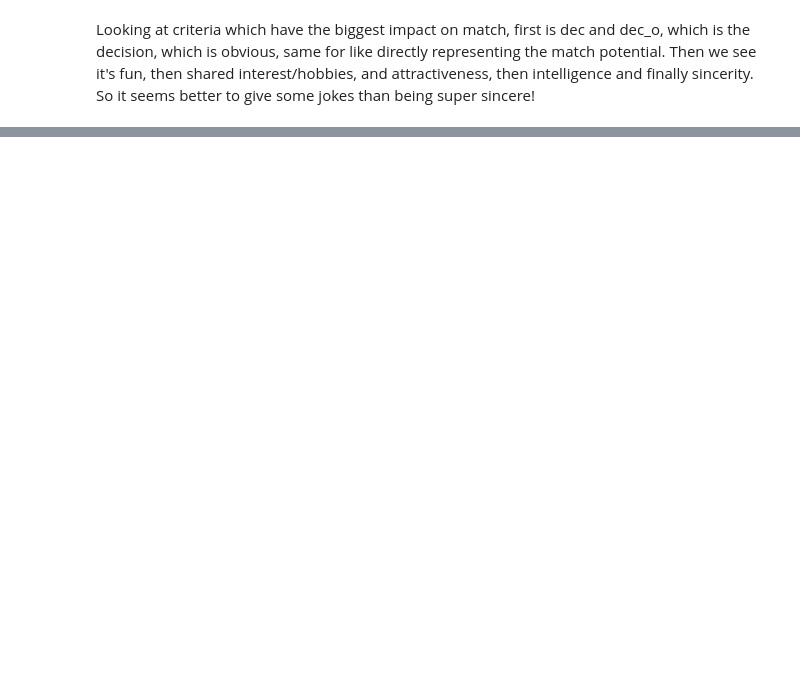
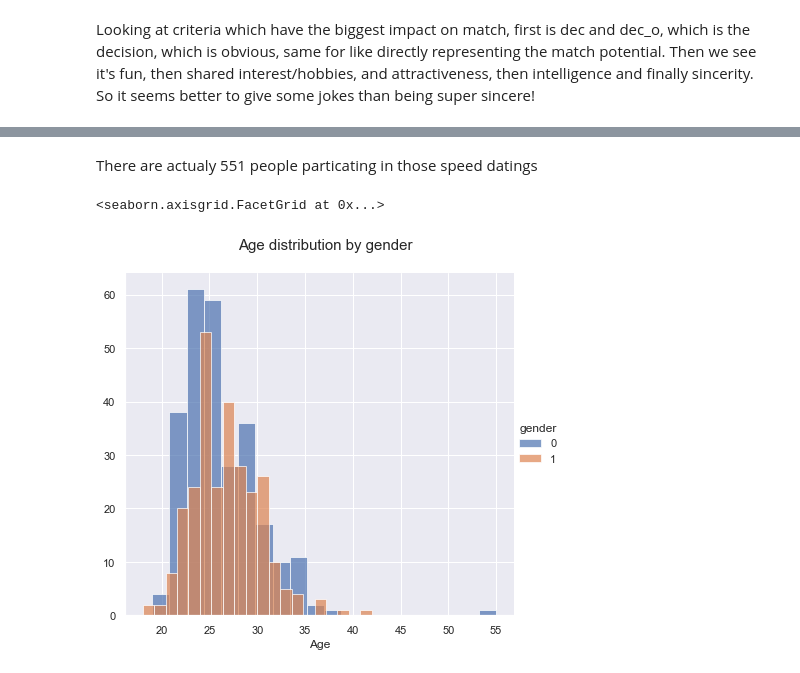
Before and after one commit to NicolasTFR/speeddating, a Jupyter notebook: speeddating.ipynb, the cells around one changed output, grey strips where cells are left out. Cells and saved outputs as stored; diff of their text form; code cells hidden in the pictures; blank space fills up the shorter version.

```diff
--- a/speeddating.ipynb
+++ b/speeddating.ipynb
@@ -130,6 +156,3 @@ pd.crosstab(index=df['match'],columns="count")
 print(f"Only {round(1380/6998,3)*100}% of people matched and got a second date")
 # %% [output]
 Only 19.7% of people matched and got a second date
-# %%
-sns.set(rc = {'figure.figsize':(15,8)})
-sns.countplot(x="age", data=df)
@@ -181,0 +202,3 @@ Looking at criteria which have the biggest impact on match, first is dec and dec
+# %%
+dfpeople = df[["iid",'gender','age','race',"field_cd"]].drop_duplicates().copy()
+dfpeople.describe(include="all")
@@ -181,0 +215,12 @@ Looking at criteria which have the biggest impact on match, first is dec and dec
+# %% [markdown]
+There are actualy 551 people particating in those speed datings
+# %%
+g = sns.FacetGrid(dfpeople, hue='gender', height = 6)
+g.map(plt.hist, 'age', alpha= 0.7, bins=20)
+g.set_xlabels('Age', fontsize=12)
+plt.subplots_adjust(top=0.9)
+g.fig.suptitle('Age distribution by gender', fontsize=15)
+g.add_legend()
+# %% [output]
+<seaborn.axisgrid.FacetGrid at 0x...>
+[figure, added]
```
Also changed, not shown: parts of 19 cells of this notebook.
